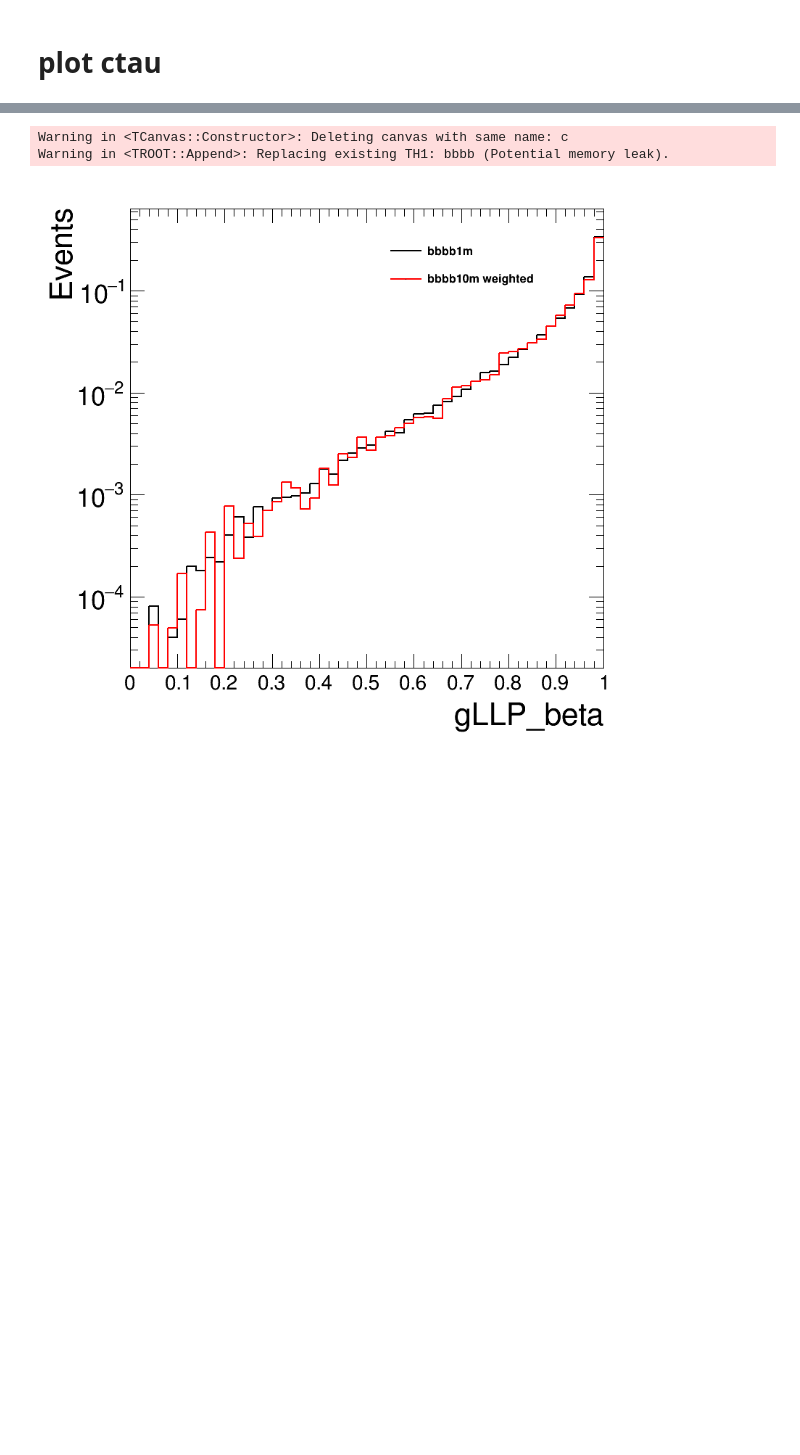
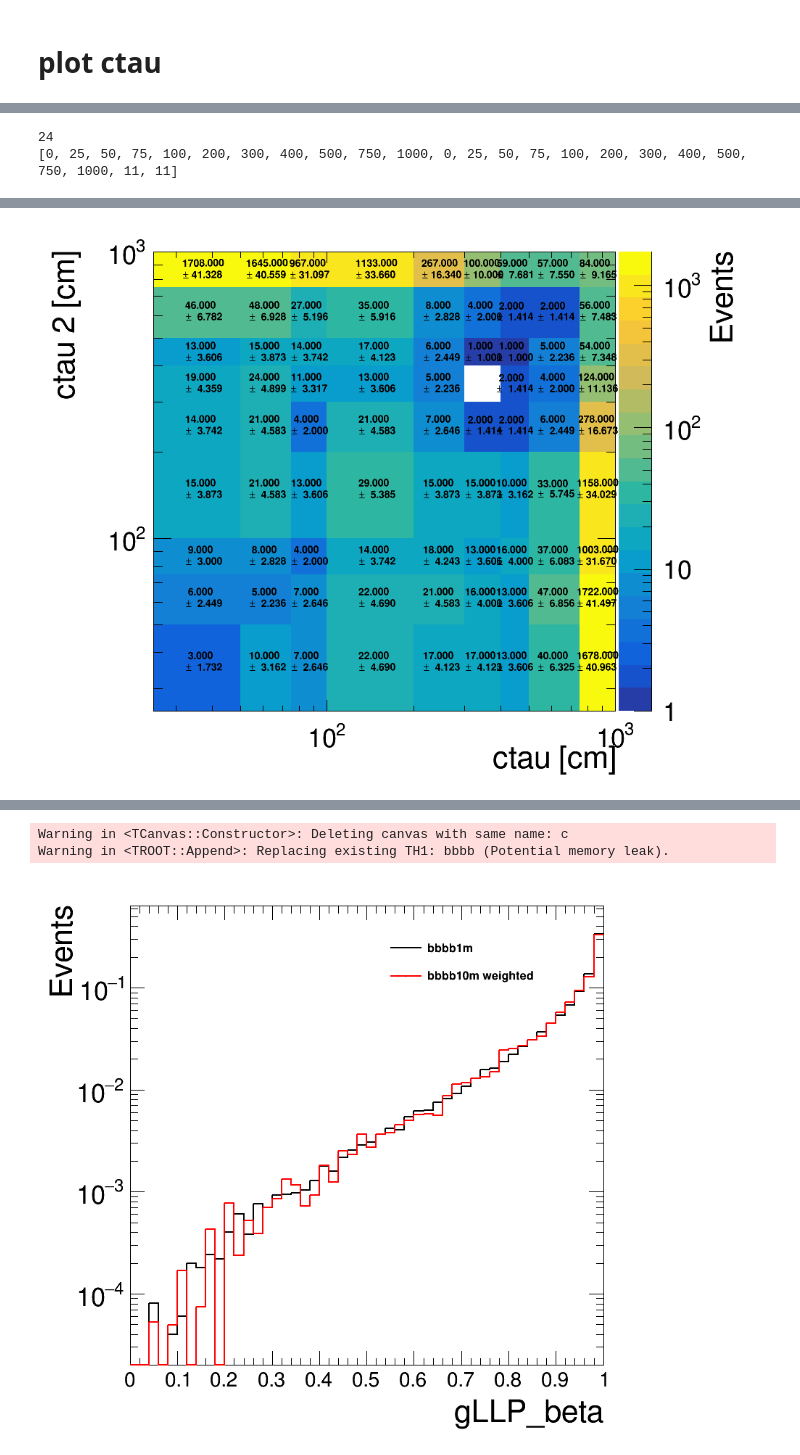
Before and after one commit to cms-lpc-llp/delayed_jet_analyzer, a Jupyter notebook: plot_scripts/MuonSystem_Analysis/MC_reweight.ipynb, the cells around one changed output, grey strips where cells are left out. Saved outputs shown, nothing was run; the diff lists cells and outputs as text; code cells hidden in the pictures; blank space fills up the shorter version.

```diff
--- a/plot_scripts/MuonSystem_Analysis/MC_reweight.ipynb
+++ b/plot_scripts/MuonSystem_Analysis/MC_reweight.ipynb
@@ -124,0 +471,36 @@ def weight_calc(llp_ct, new_ctau, old_ctau):
+# %%
+c = rt.TCanvas('c','c', 1000, 800)
+rt.gStyle.SetPaintTextFormat("6.3f")
+
+# target = 'ctau100000'
+source = '7_ctau100000'
+bins = [0,25,50,75,100,200,300,400,500,750,1000] #10m-->100
+
+
+bins = bins *2
+bins+=[int(len(bins)/2),int(len(bins)/2)]
+print(len(bins))
+print(bins)
+
+# overflow = ctau[target].copy()
+# overflow[overflow>999] = 999
+
+# h_target = create_TH2D( np.column_stack((overflow[:,0],overflow[:,1])), axis_title=['ctau 1 [cm]', 'ctau 2 [cm]', 'Events'], name=k, binning=bins,\
+#                        weights=tree_bkg[target].array('weight')[np.sum(tree_bkg[target].array('gLLP_csc'),axis = 1) >= 1])
+
+overflow = ctau[source].copy()
+overflow[overflow>999] = 999
+T = tree_bkg[source]
+overflow = overflow[np.sum(T.array('gLLP_csc'),axis = 1) >= 1]
+h_source = create_TH2D( np.column_stack((overflow[:,0],overflow[:,1])), axis_title=['ctau [cm]', 'ctau 2 [cm]', 'Events'], name=k, binning=bins)
+# h_target.Divide(h_source)
+
+h_source.Draw('colz textE')
+c.SetRightMargin(0.2)
+c.SetLogz()
+c.SetLogx()
+c.SetLogy()
+c.Draw()
+# %% [output]
+24
+[0, 25, 50, 75, 100, 200, 300, 400, 500, 750, 1000, 0, 25, 50, 75, 100, 200, 300, 400, 500, 750, 1000, 11, 11]
@@ -125,3 +509,4 @@ def weight_calc(llp_ct, new_ctau, old_ctau):
+[figure, added]
 # %%
 
 c = rt.TCanvas('c','c', 800, 800)
```
Also changed, not shown: parts of 19 cells of this notebook, 28 other files.
